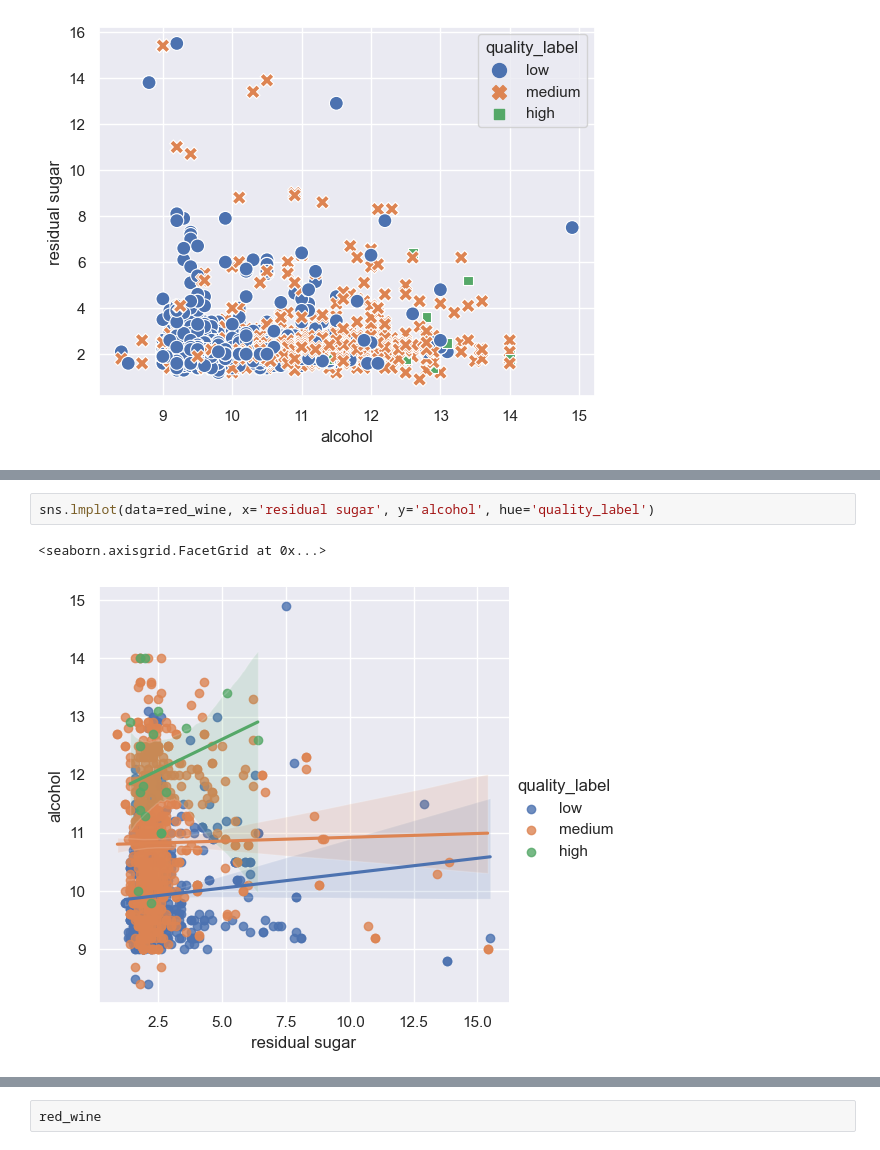
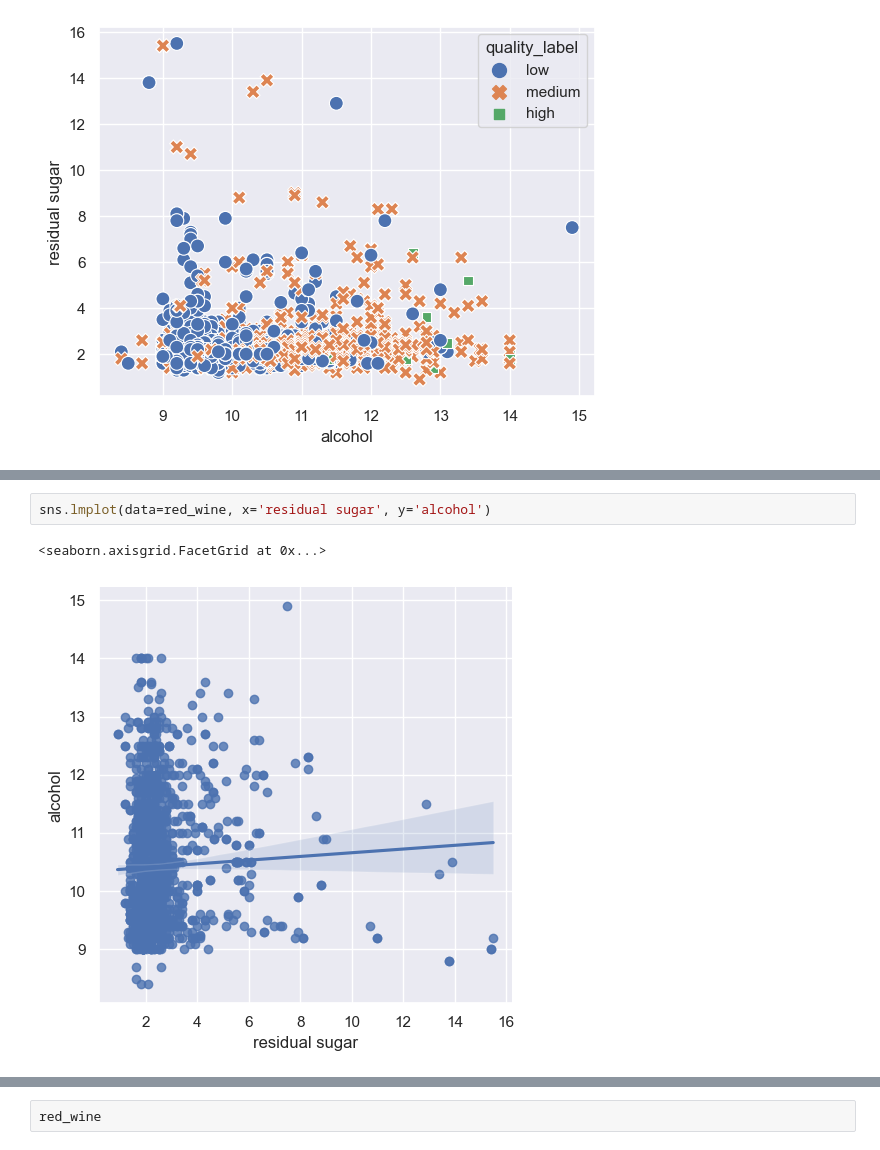
Before and after one commit to roop-kaur/BBVines, a Jupyter notebook: sprint_1.ipynb, the cells around one changed output, grey strips where cells are left out. Drawn from its saved outputs; the diff is of its cells as text.

```diff
--- a/sprint_1.ipynb
+++ b/sprint_1.ipynb
@@ -318,5 +355,5 @@ sns.scatterplot(data=red_wine, x='alcohol', y='residual sugar', hue='quality_lab
 # %%
-sns.lmplot(data=red_wine, x='residual sugar', y='alcohol', hue='quality_label')
+sns.lmplot(data=red_wine, x='residual sugar', y='alcohol')
 # %% [output]
 <seaborn.axisgrid.FacetGrid at 0x...>
-[figure, old version]
+[figure, new version]
```
Also changed, not shown: parts of 29 cells of this notebook, 2 other files.
